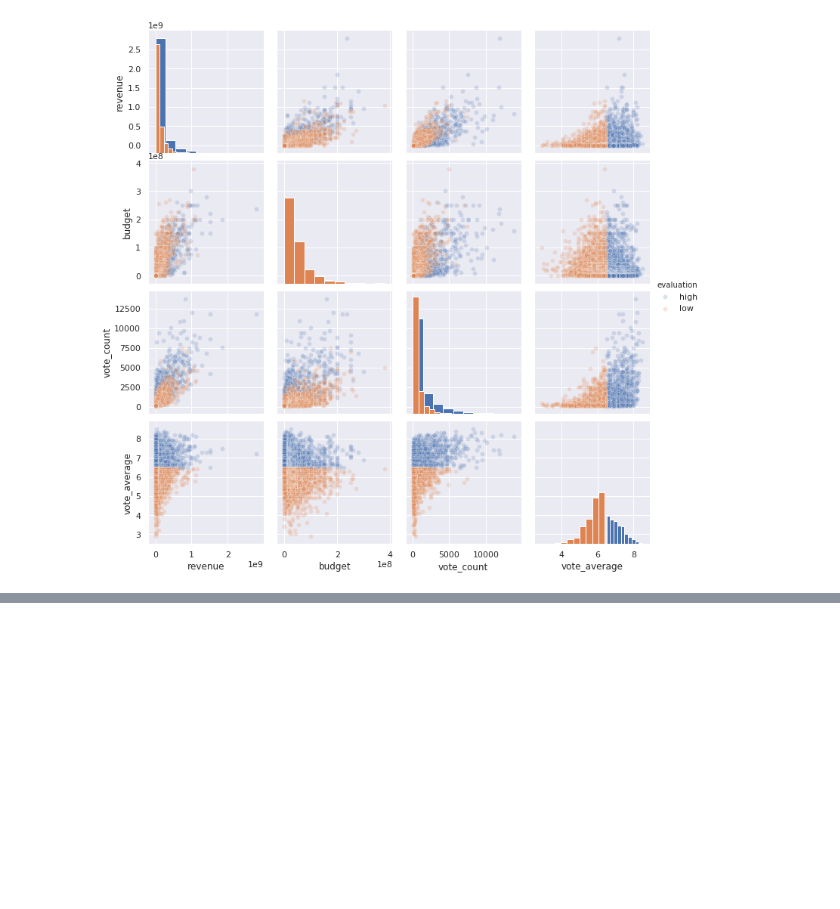
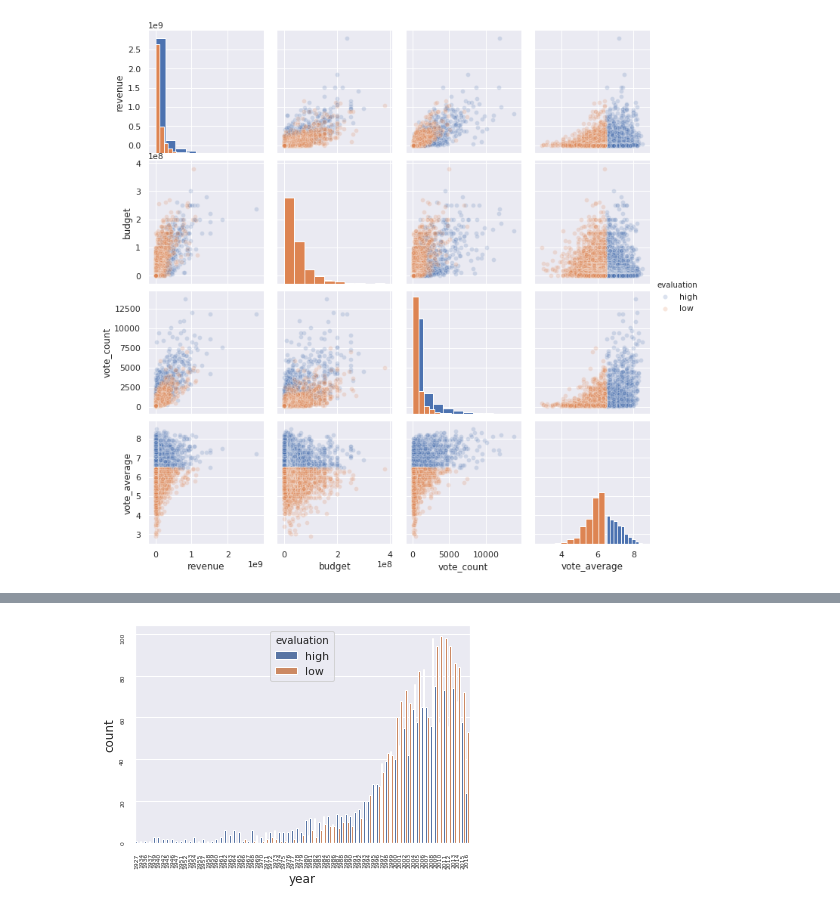
Before and after one commit to saka-21/python_coding, a Jupyter notebook: Seaborn.ipynb, the cells around one changed output, grey strips where cells are left out. Cells and saved outputs as stored; diff of their text form; code cells hidden in the pictures; blank space fills up the shorter version.

```diff
--- a/Seaborn.ipynb
+++ b/Seaborn.ipynb
@@ -66,0 +82,5 @@ sns.pairplot(df[['revenue', 'budget', 'vote_count', 'vote_average', 'evaluation'
+# %%
+ax = sns.countplot(x='year', data=df, hue='evaluation')
+ax.tick_params(labelrotation=90, labelsize=6)
+# %% [output]
+[figure, added]
```
Also changed, not shown: parts of 14 cells of this notebook.
